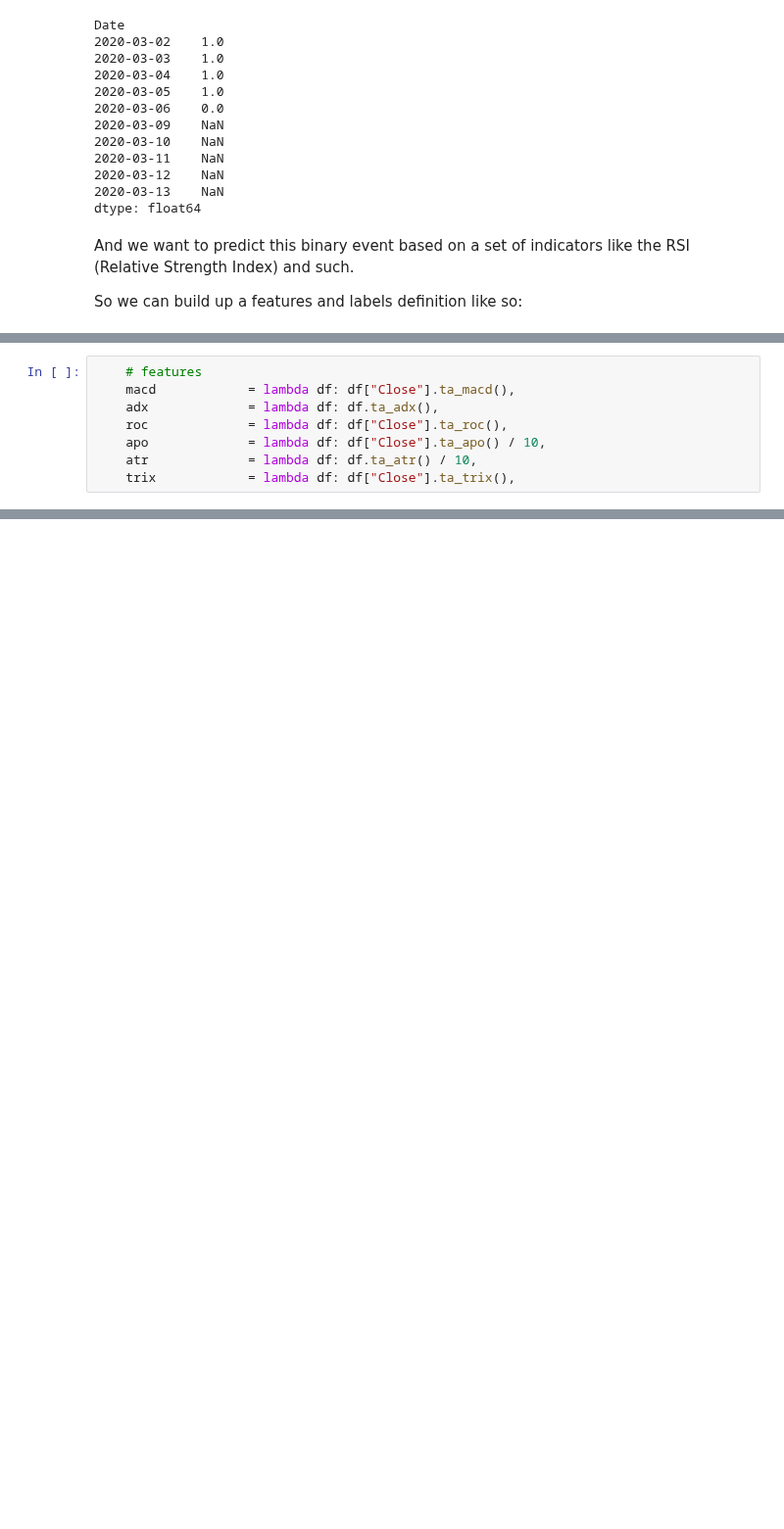
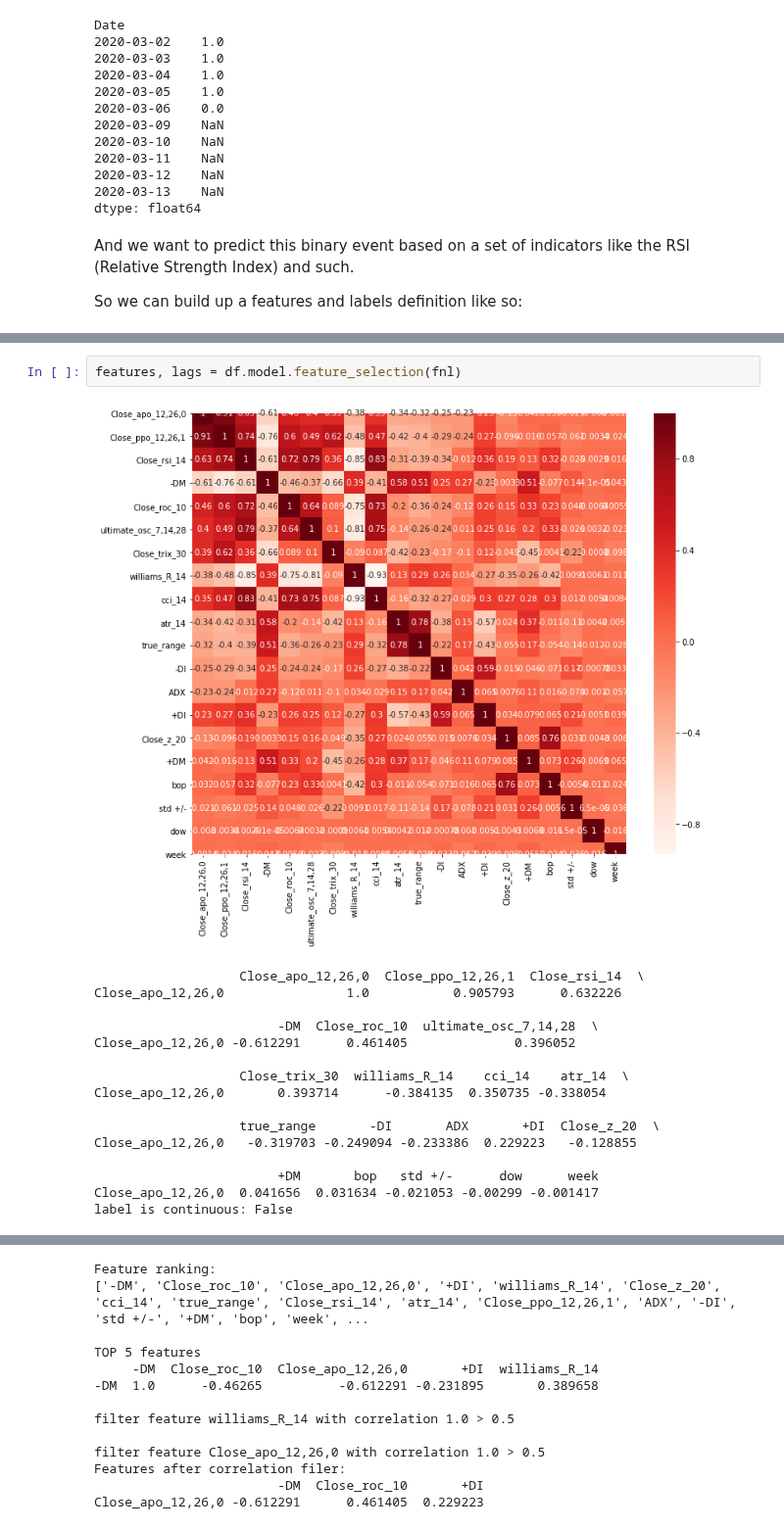
Before and after one commit to KIC/pandas-ml-quant, a Jupyter notebook: Readme.ipynb, the cells around one changed output, grey strips where cells are left out. Shown at 98% size. Drawn from its saved outputs; the diff is of its cells as text; blank space fills up the shorter version.

```diff
--- a/Readme.ipynb
+++ b/Readme.ipynb
@@ -124,8 +126,19 @@ Since we have no idea which features are actaully "good" to predict the label, w
-# %%
-    # features
-    macd            = lambda df: df["Close"].ta_macd(),
-    adx             = lambda df: df.ta_adx(),
-    roc             = lambda df: df["Close"].ta_roc(),
-    apo             = lambda df: df["Close"].ta_apo() / 10,
-    atr             = lambda df: df.ta_atr() / 10,
-    trix            = lambda df: df["Close"].ta_trix(),
+# %%
+features, lags = df.model.feature_selection(fnl)
+# %% [output]
+[figure, added]
+                   Close_apo_12,26,0  Close_ppo_12,26,1  Close_rsi_14  \
+Close_apo_12,26,0                1.0           0.905793      0.632226
+
+                        -DM  Close_roc_10  ultimate_osc_7,14,28  \
+Close_apo_12,26,0 -0.612291      0.461405              0.396052
+
+                   Close_trix_30  williams_R_14    cci_14    atr_14  \
+Close_apo_12,26,0       0.393714      -0.384135  0.350735 -0.338054
+
+                   true_range       -DI       ADX       +DI  Close_z_20  \
+Close_apo_12,26,0   -0.319703 -0.249094 -0.233386  0.229223   -0.128855
+
+                        +DM       bop   std +/-      dow      week
+Close_apo_12,26,0  0.041656  0.031634 -0.021053 -0.00299 -0.001417
+label is continuous: False
@@ -131,0 +146,13 @@ Since we have no idea which features are actaully "good" to predict the label, w
+Feature ranking:
+['-DM', 'Close_roc_10', 'Close_apo_12,26,0', '+DI', 'williams_R_14', 'Close_z_20', 'cci_14', 'true_range', 'Close_rsi_14', 'atr_14', 'Close_ppo_12,26,1', 'ADX', '-DI', 'std +/-', '+DM', 'bop', 'week', ...
+
+TOP 5 features
+     -DM  Close_roc_10  Close_apo_12,26,0       +DI  williams_R_14
+-DM  1.0      -0.46265          -0.612291 -0.231895       0.389658
+
+filter feature williams_R_14 with correlation 1.0 > 0.5
+
+filter feature Close_apo_12,26,0 with correlation 1.0 > 0.5
+Features after correlation filer:
+                        -DM  Close_roc_10       +DI
+Close_apo_12,26,0 -0.612291      0.461405  0.229223
```
Also changed, not shown: parts of 8 cells of this notebook, 2 other files.
